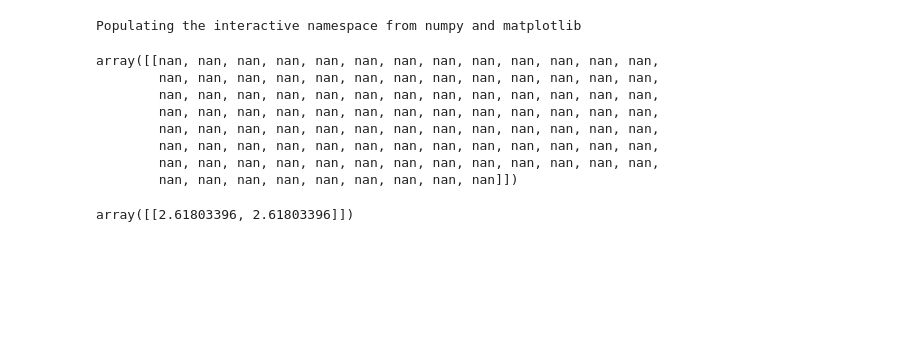
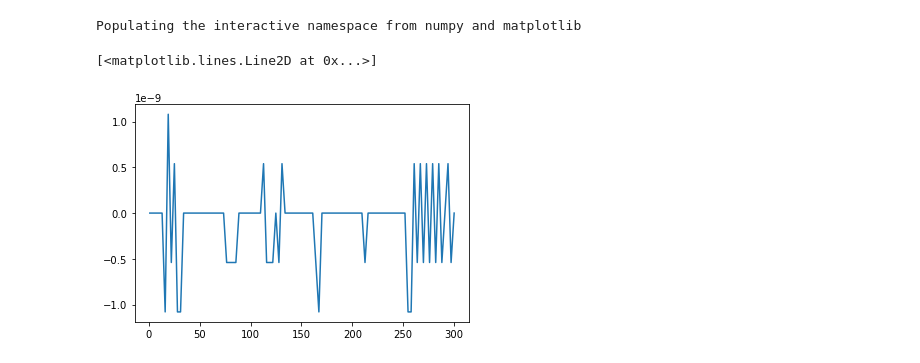
Before and after one commit to chappertron/TSEOS, a Jupyter notebook: testing_the_model.ipynb, the cells around one changed output. Cells and saved outputs as stored; diff of their text form; code cells hidden in the pictures; blank space fills up the shorter version.

```diff
--- a/testing_the_model.ipynb
+++ b/testing_the_model.ipynb
@@ -17,22 +19,14 @@ bid = BiddleFreeEn()
 
 
 
-presses = np.linspace(1,1.02,100)
+presses = np.linspace(1,300,100)
 
 
 rho = bid.rho(300,presses)
-# %%
-rho
-# %% [output]
-array([[nan, nan, nan, nan, nan, nan, nan, nan, nan, nan, nan, nan, nan,
-        nan, nan, nan, nan, nan, nan, nan, nan, nan, nan, nan, nan, nan,
-        nan, nan, nan, nan, nan, nan, nan, nan, nan, nan, nan, nan, nan,
-        nan, nan, nan, nan, nan, nan, nan, nan, nan, nan, nan, nan, nan,
-        nan, nan, nan, nan, nan, nan, nan, nan, nan, nan, nan, nan, nan,
-        nan, nan, nan, nan, nan, nan, nan, nan, nan, nan, nan, nan, nan,
-        nan, nan, nan, nan, nan, nan, nan, nan, nan, nan, nan, nan, nan,
-        nan, nan, nan, nan, nan, nan, nan, nan, nan]])
-# %%
-bid.x(np.array([300]),np.array([10000,20000]))
-# %% [output]
-array([[2.61803396, 2.61803396]])
+# %%
+V = bid.vol(300,presses).T
+# %%
+plt.plot(presses,V)
+# %% [output]
+[<matplotlib.lines.Line2D at 0x...>]
+[figure, added]
```
Also changed, not shown: parts of 9 cells of this notebook, 1 other file.
